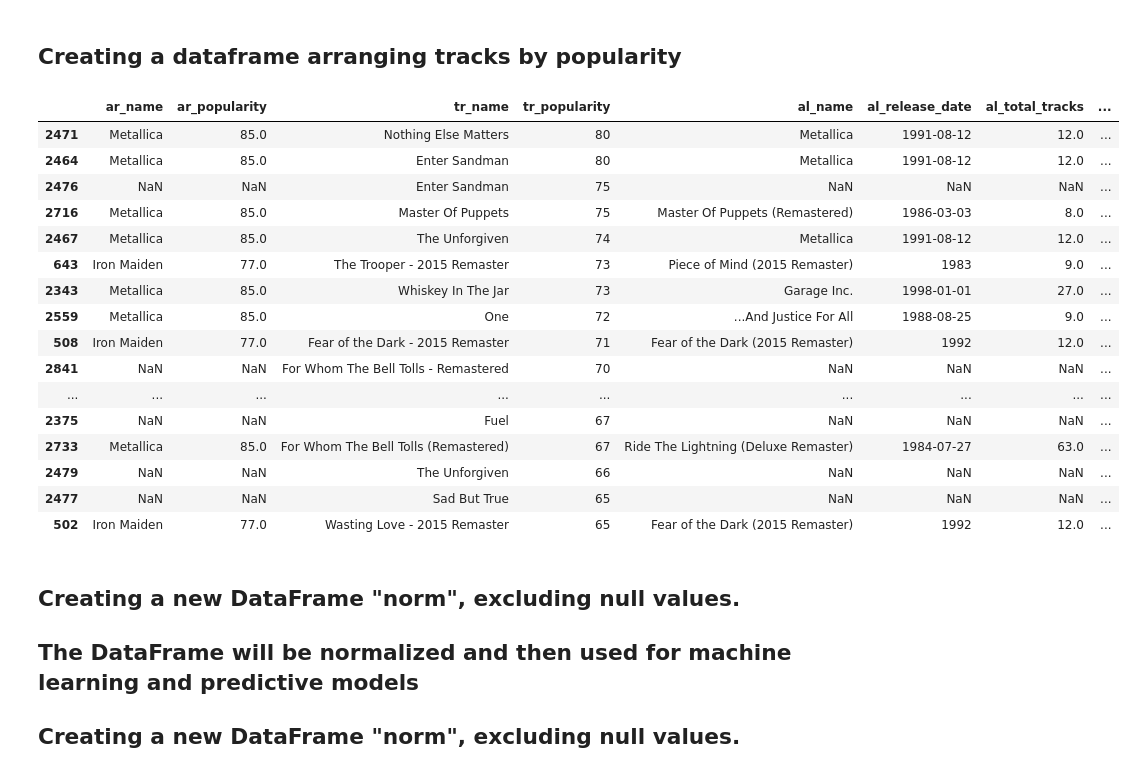
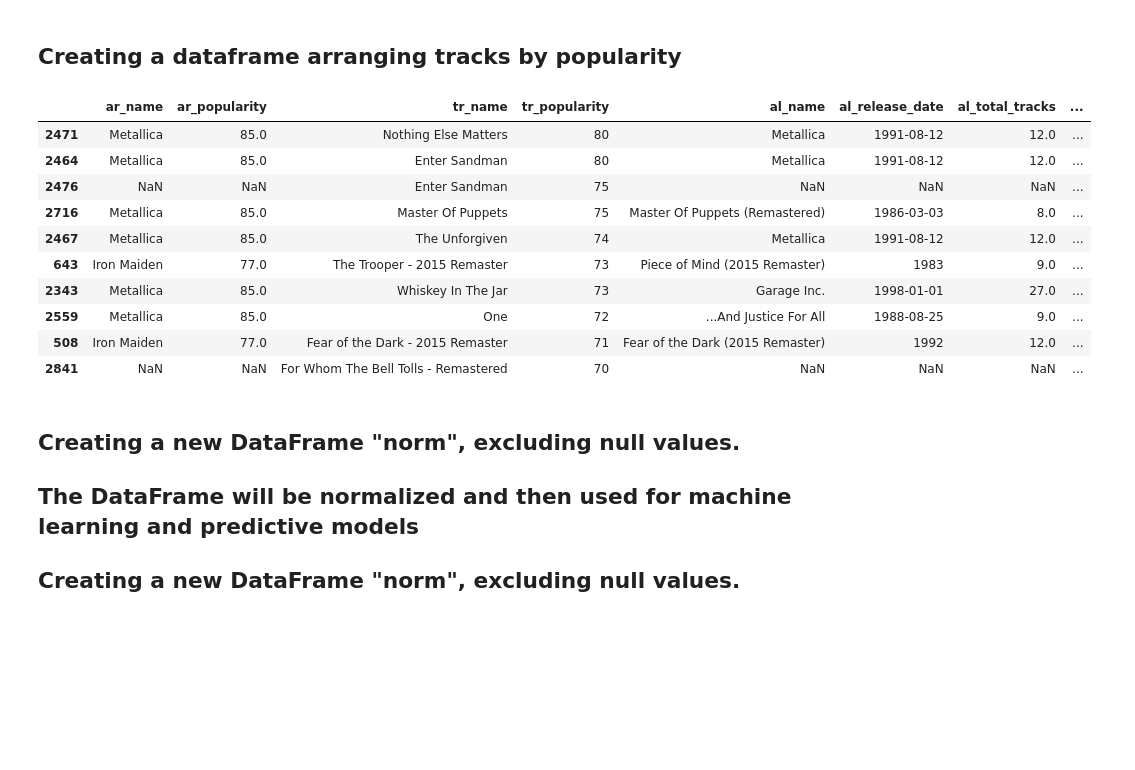
Before and after one commit to hippoghost/Spotify_data_analysis, a Jupyter notebook: Adulthoodbands_analysis.ipynb, the cells around one changed output. Drawn from its saved outputs; the diff is of its cells as text; code cells hidden in the pictures; blank space fills up the shorter version.

```diff
--- a/Adulthoodbands_analysis.ipynb
+++ b/Adulthoodbands_analysis.ipynb
@@ -1091,25 +1055,19 @@ track_popularity=analysis.sort_values("tr_popularity",ascending=False)
 # %% [markdown]
 ## Creating a dataframe arranging tracks by popularity
 # %%
-track_popularity.head(20)
+track_popularity.head(10)
 # %% [output]
 |  | ar_name | ar_popularity | tr_name | tr_popularity | al_name | al_release_date | al_total_tracks | ... |
 | 2471 | Metallica | 85.0 | Nothing Else Matters | 80 | Metallica | 1991-08-12 | 12.0 | ... |
 | 2464 | Metallica | 85.0 | Enter Sandman | 80 | Metallica | 1991-08-12 | 12.0 | ... |
 | 2476 | NaN | NaN | Enter Sandman | 75 | NaN | NaN | NaN | ... |
 | 2716 | Metallica | 85.0 | Master Of Puppets | 75 | Master Of Puppets (Remastered) | 1986-03-03 | 8.0 | ... |
 | 2467 | Metallica | 85.0 | The Unforgiven | 74 | Metallica | 1991-08-12 | 12.0 | ... |
 | 643 | Iron Maiden | 77.0 | The Trooper - 2015 Remaster | 73 | Piece of Mind (2015 Remaster) | 1983 | 9.0 | ... |
 | 2343 | Metallica | 85.0 | Whiskey In The Jar | 73 | Garage Inc. | 1998-01-01 | 27.0 | ... |
 | 2559 | Metallica | 85.0 | One | 72 | ...And Justice For All | 1988-08-25 | 9.0 | ... |
 | 508 | Iron Maiden | 77.0 | Fear of the Dark - 2015 Remaster | 71 | Fear of the Dark (2015 Remaster) | 1992 | 12.0 | ... |
 | 2841 | NaN | NaN | For Whom The Bell Tolls - Remastered | 70 | NaN | NaN | NaN | ... |
-| ... | ... | ... | ... | ... | ... | ... | ... | ... |
-| 2375 | NaN | NaN | Fuel | 67 | NaN | NaN | NaN | ... |
-| 2733 | Metallica | 85.0 | For Whom The Bell Tolls (Remastered) | 67 | Ride The Lightning (Deluxe Remaster) | 1984-07-27 | 63.0 | ... |
-| 2479 | NaN | NaN | The Unforgiven | 66 | NaN | NaN | NaN | ... |
-| 2477 | NaN | NaN | Sad But True | 65 | NaN | NaN | NaN | ... |
-| 502 | Iron Maiden | 77.0 | Wasting Love - 2015 Remaster | 65 | Fear of the Dark (2015 Remaster) | 1992 | 12.0 | ... |
 # %% [markdown]
 ## Creating  a new DataFrame "norm", excluding null values.
 
```
Also changed, not shown: parts of 6 cells of this notebook.
